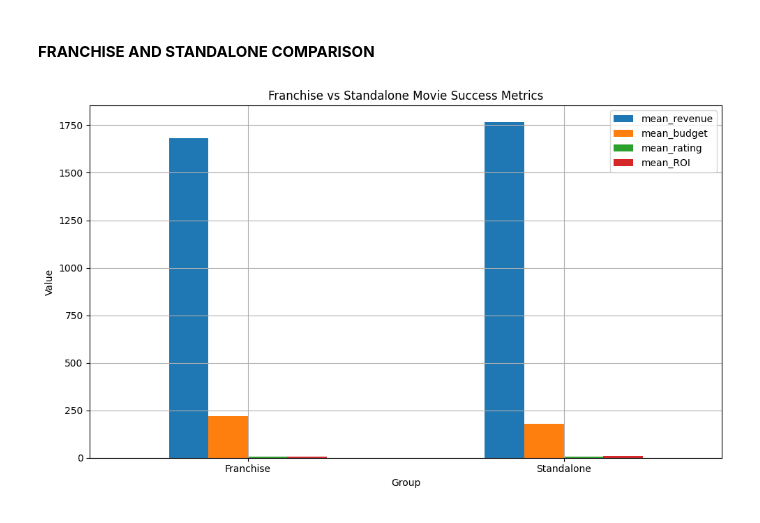
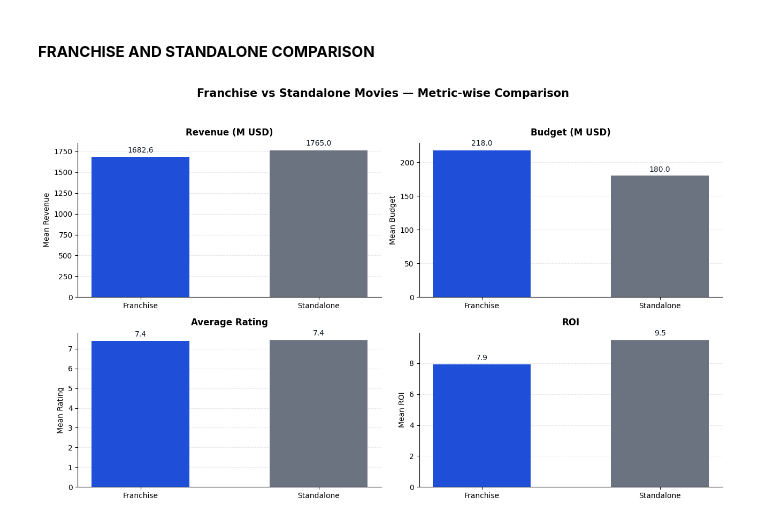
Before and after one commit to PercyAyimbilaNsolemna/TMDB_Movie_Data_Analysis, a Jupyter notebook: Notebook/movieAnalysis.ipynb, the cells around one changed output. Saved outputs shown, nothing was run; the diff lists cells and outputs as text; code cells hidden in the pictures.

Commit message:
Add annotations to the graphs and modified the code a bit.

```diff
--- a/Notebook/movieAnalysis.ipynb
+++ b/Notebook/movieAnalysis.ipynb
@@ -1211,6 +1216,6 @@ plot_yearly_box_office_trends(movie_data)
 # %% [markdown]
 #### **FRANCHISE AND STANDALONE COMPARISON**
 # %%
-plot_franchise_vs_standalone(standalone_and_frachise_movies_group)
+plot_franchise_vs_standalone_metrics(standalone_and_frachise_movies_group)
 # %% [output]
-[figure, old version]
+[figure, new version]
```
Also changed, not shown: parts of 29 cells of this notebook, 5 other files.
